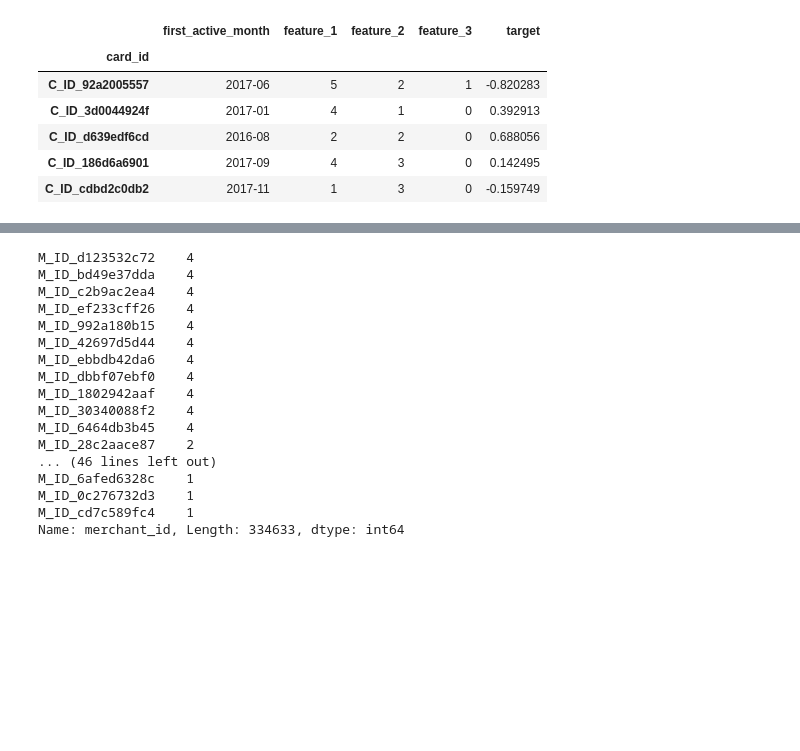
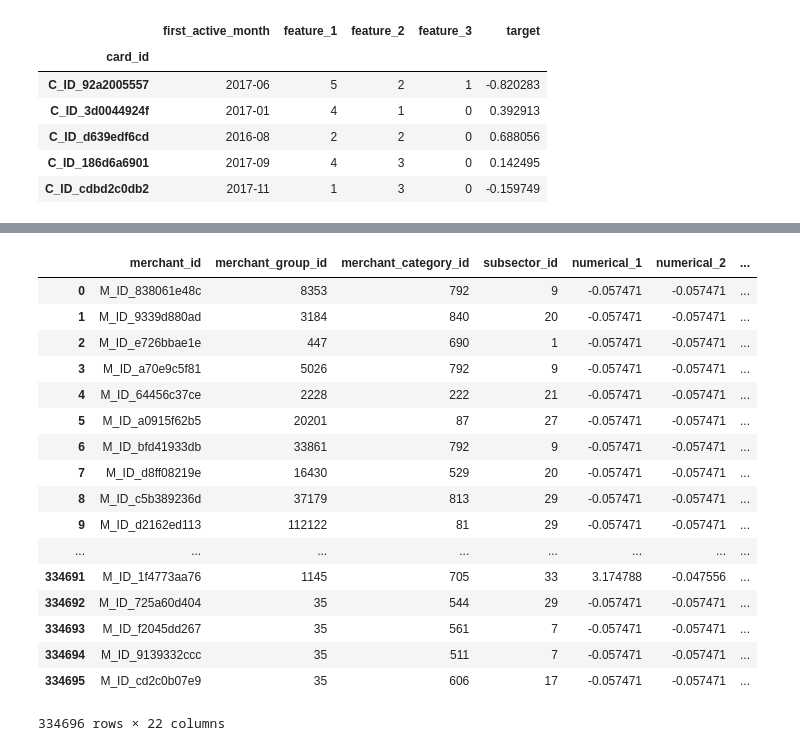
Before and after one commit to MitsuruFujiwara/Elo-Merchant-Category-Recommendation, a Jupyter notebook: src/EDA.ipynb, the cells around one changed output, grey strips where cells are left out. Cells and saved outputs as stored; diff of their text form; code cells hidden in the pictures; blank space fills up the shorter version.

```diff
--- a/src/EDA.ipynb
+++ b/src/EDA.ipynb
@@ -80,20 +100,21 @@ train.head()
 # %%
-merchants['merchant_id'].value_counts()
+merchants
 # %% [output]
+|  | merchant_id | merchant_group_id | merchant_category_id | subsector_id | numerical_1 | numerical_2 | ... |
+| 0 | M_ID_838061e48c | 8353 | 792 | 9 | -0.057471 | -0.057471 | ... |
+| 1 | M_ID_9339d880ad | 3184 | 840 | 20 | -0.057471 | -0.057471 | ... |
+| 2 | M_ID_e726bbae1e | 447 | 690 | 1 | -0.057471 | -0.057471 | ... |
+| 3 | M_ID_a70e9c5f81 | 5026 | 792 | 9 | -0.057471 | -0.057471 | ... |
+| 4 | M_ID_64456c37ce | 2228 | 222 | 21 | -0.057471 | -0.057471 | ... |
+| 5 | M_ID_a0915f62b5 | 20201 | 87 | 27 | -0.057471 | -0.057471 | ... |
+| 6 | M_ID_bfd41933db | 33861 | 792 | 9 | -0.057471 | -0.057471 | ... |
+| 7 | M_ID_d8ff08219e | 16430 | 529 | 20 | -0.057471 | -0.057471 | ... |
+| 8 | M_ID_c5b389236d | 37179 | 813 | 29 | -0.057471 | -0.057471 | ... |
+| 9 | M_ID_d2162ed113 | 112122 | 81 | 29 | -0.057471 | -0.057471 | ... |
+| ... | ... | ... | ... | ... | ... | ... | ... |
+| 334691 | M_ID_1f4773aa76 | 1145 | 705 | 33 | 3.174788 | -0.047556 | ... |
+| 334692 | M_ID_725a60d404 | 35 | 544 | 29 | -0.057471 | -0.057471 | ... |
+| 334693 | M_ID_f2045dd267 | 35 | 561 | 7 | -0.057471 | -0.057471 | ... |
+| 334694 | M_ID_9139332ccc | 35 | 511 | 7 | -0.057471 | -0.057471 | ... |
+| 334695 | M_ID_cd2c0b07e9 | 35 | 606 | 17 | -0.057471 | -0.057471 | ... |
-M_ID_d123532c72    4
-M_ID_bd49e37dda    4
-M_ID_c2b9ac2ea4    4
-M_ID_ef233cff26    4
-M_ID_992a180b15    4
-M_ID_42697d5d44    4
-M_ID_ebbdb42da6    4
-M_ID_dbbf07ebf0    4
-M_ID_1802942aaf    4
-M_ID_30340088f2    4
-M_ID_6464db3b45    4
-M_ID_28c2aace87    2
-... (46 lines left out)
-M_ID_6afed6328c    1
-M_ID_0c276732d3    1
-M_ID_cd7c589fc4    1
-Name: merchant_id, Length: 334633, dtype: int64
+334696 rows × 22 columns
```
Also changed, not shown: parts of 1 cell of this notebook, 1 other file.
